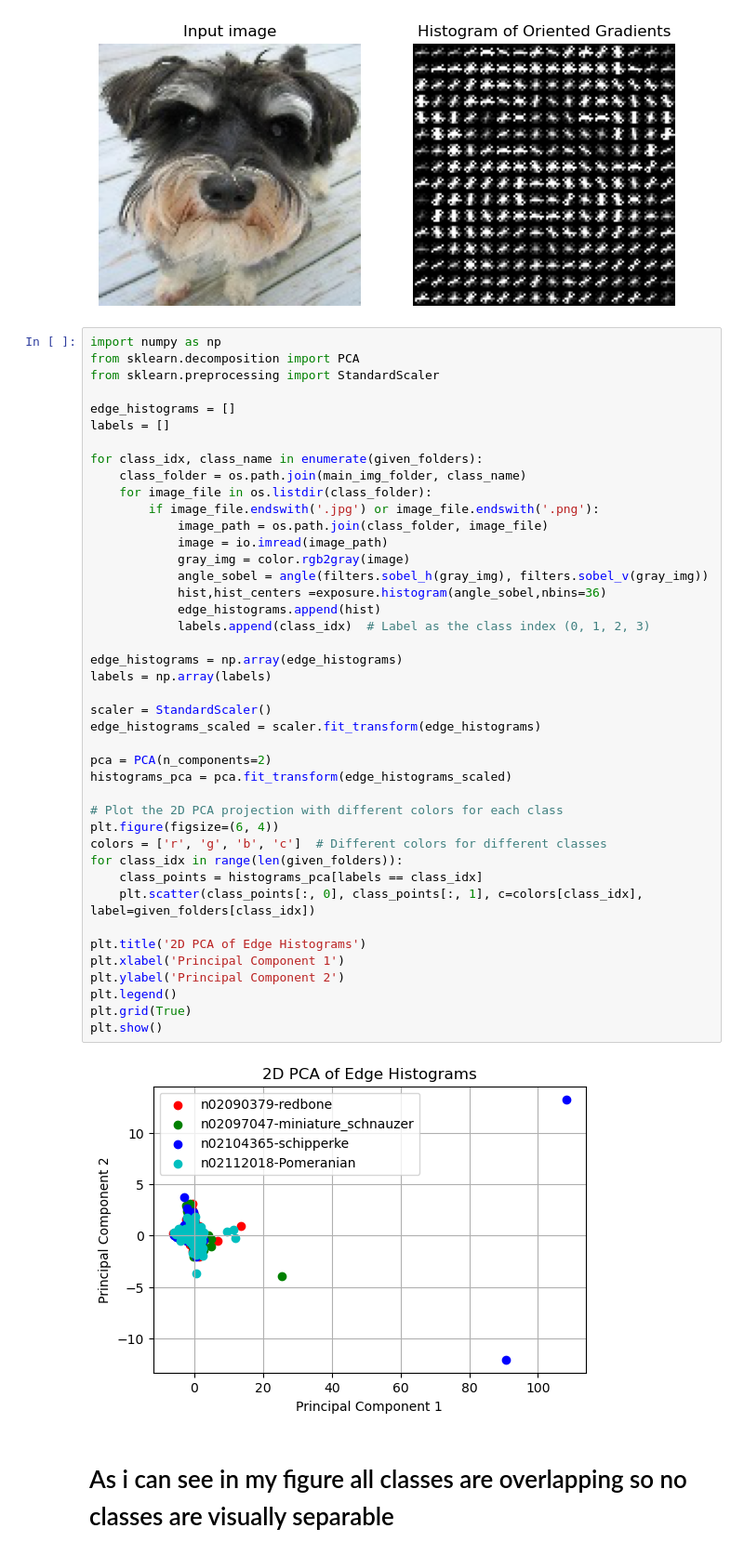
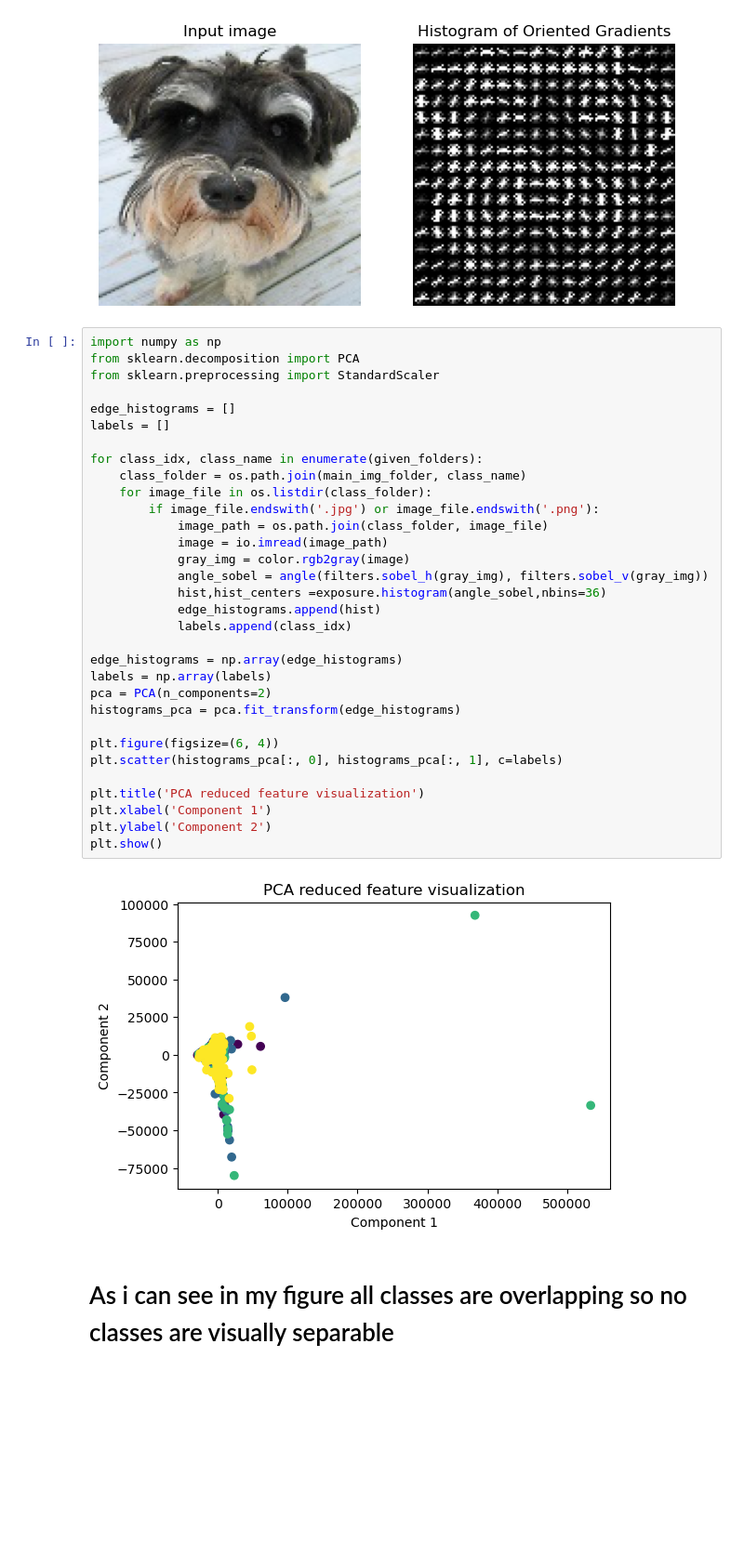
Before and after one commit to Deepi2475/Dm_-assignment_1, a Jupyter notebook: Programming_Assignment1.ipynb, the cells around one changed output. Shown at 93% size. Saved outputs shown, nothing was run; the diff lists cells and outputs as text; blank space fills up the shorter version.

```diff
--- a/Programming_Assignment1.ipynb
+++ b/Programming_Assignment1.ipynb
@@ -149,47 +149,37 @@ plt.show()
 # %%
 import numpy as np
 from sklearn.decomposition import PCA
 from sklearn.preprocessing import StandardScaler
 
 edge_histograms = []
 labels = []
 
 for class_idx, class_name in enumerate(given_folders):
     class_folder = os.path.join(main_img_folder, class_name)
     for image_file in os.listdir(class_folder):
         if image_file.endswith('.jpg') or image_file.endswith('.png'):
             image_path = os.path.join(class_folder, image_file)
             image = io.imread(image_path)
             gray_img = color.rgb2gray(image)
             angle_sobel = angle(filters.sobel_h(gray_img), filters.sobel_v(gray_img))
             hist,hist_centers =exposure.histogram(angle_sobel,nbins=36)
             edge_histograms.append(hist)
-            labels.append(class_idx)  # Label as the class index (0, 1, 2, 3)
+            labels.append(class_idx)
 
 edge_histograms = np.array(edge_histograms)
 labels = np.array(labels)
+pca = PCA(n_components=2)
+histograms_pca = pca.fit_transform(edge_histograms)
 
-scaler = StandardScaler()
-edge_histograms_scaled = scaler.fit_transform(edge_histograms)
+plt.figure(figsize=(6, 4))
+plt.scatter(histograms_pca[:, 0], histograms_pca[:, 1], c=labels)
 
-pca = PCA(n_components=2)
-histograms_pca = pca.fit_transform(edge_histograms_scaled)
-
-# Plot the 2D PCA projection with different colors for each class
-plt.figure(figsize=(6, 4))
-colors = ['r', 'g', 'b', 'c']  # Different colors for different classes
-for class_idx in range(len(given_folders)):
-    class_points = histograms_pca[labels == class_idx]
-    plt.scatter(class_points[:, 0], class_points[:, 1], c=colors[class_idx], label=given_folders[class_idx])
-
-plt.title('2D PCA of Edge Histograms')
-plt.xlabel('Principal Component 1')
-plt.ylabel('Principal Component 2')
-plt.legend()
-plt.grid(True)
+plt.title('PCA reduced feature visualization')
+plt.xlabel('Component 1')
+plt.ylabel('Component 2')
 plt.show()
 # %% [output]
-[figure, old version]
+[figure, new version]
 # %% [markdown]
 # As i can see in my figure all classes are overlapping so no classes are visually separable
 # %% [markdown]
```
Also changed, not shown: 1 other file.
